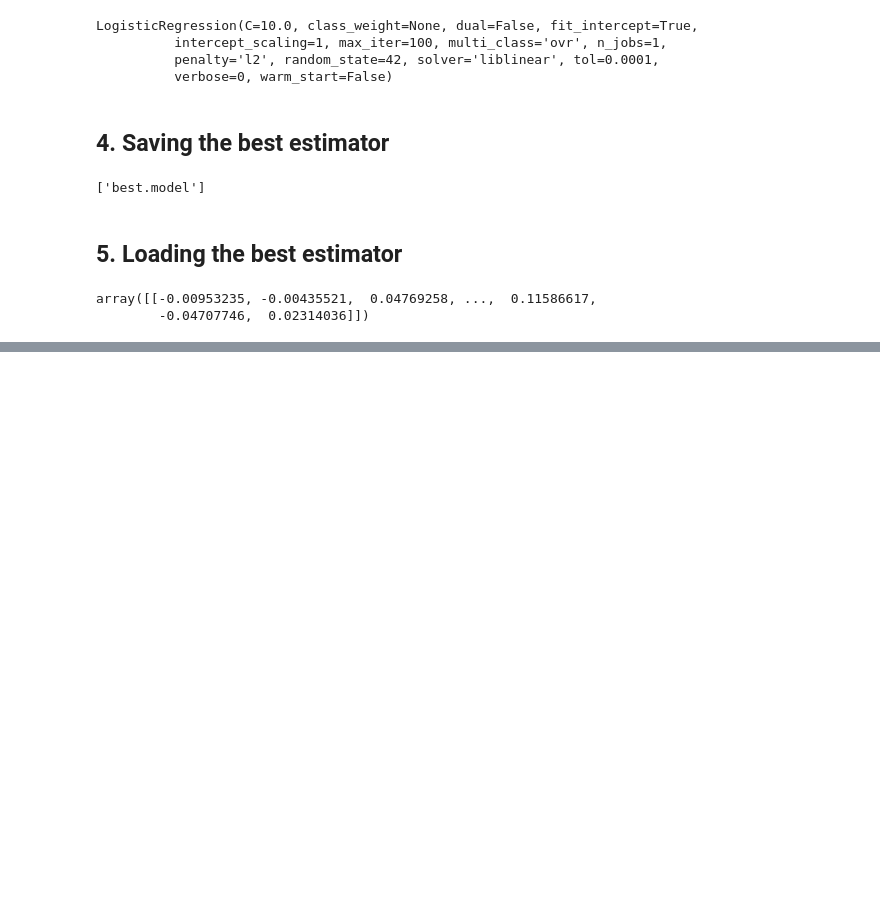
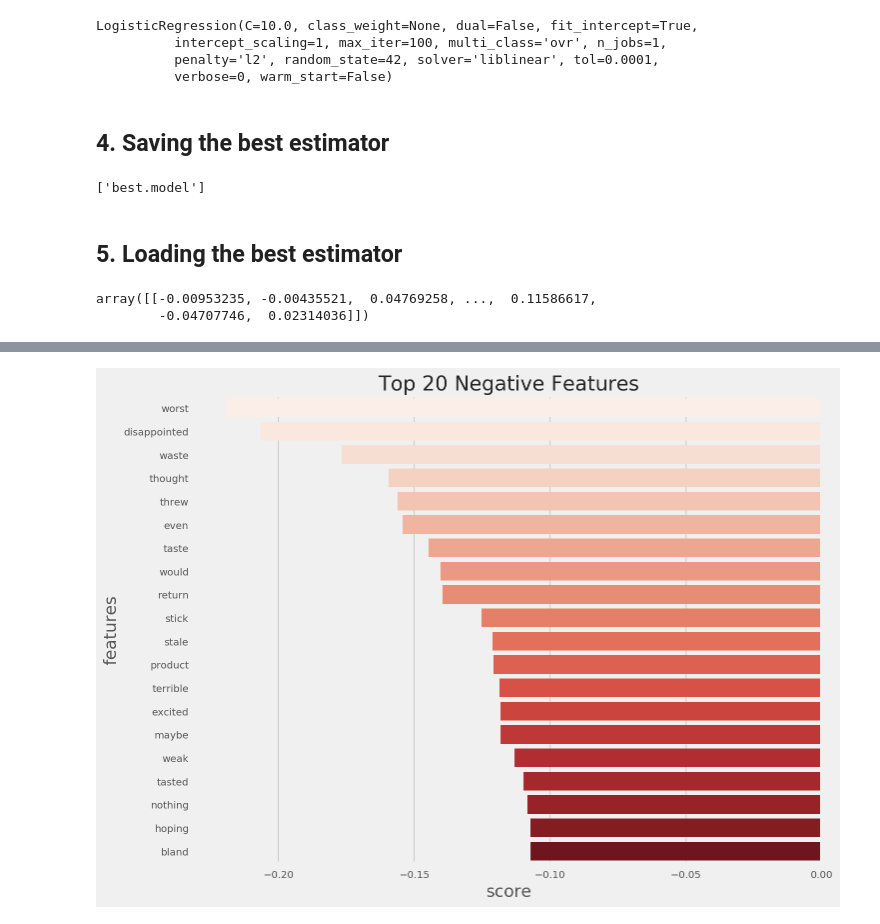
Before and after one commit to MayukhSobo/Amazon-Review----Logistic-Regression, a Jupyter notebook: BOW -- Logistic Regression.ipynb, the cells around one changed output, grey strips where cells are left out. Saved outputs shown, nothing was run; the diff lists cells and outputs as text; code cells hidden in the pictures; blank space fills up the shorter version.

```diff
--- a/BOW -- Logistic Regression.ipynb
+++ b/BOW -- Logistic Regression.ipynb
@@ -219,0 +301,10 @@ array([[-0.00953235, -0.00435521,  0.04769258, ...,  0.11586617,
+# %%
+W = clf.coef_.ravel()
+# %%
+fimp = get_top_n_features(n=20, weights=W, typ='-')
+# %%
+plt.style.use('fivethirtyeight')
+sns.barplot(y='features', x='score', data=fimp, palette='Reds');
+plt.title('Top 20 Negative Features');
+# %% [output]
+[figure, added]
```
Also changed, not shown: parts of 17 cells of this notebook.
